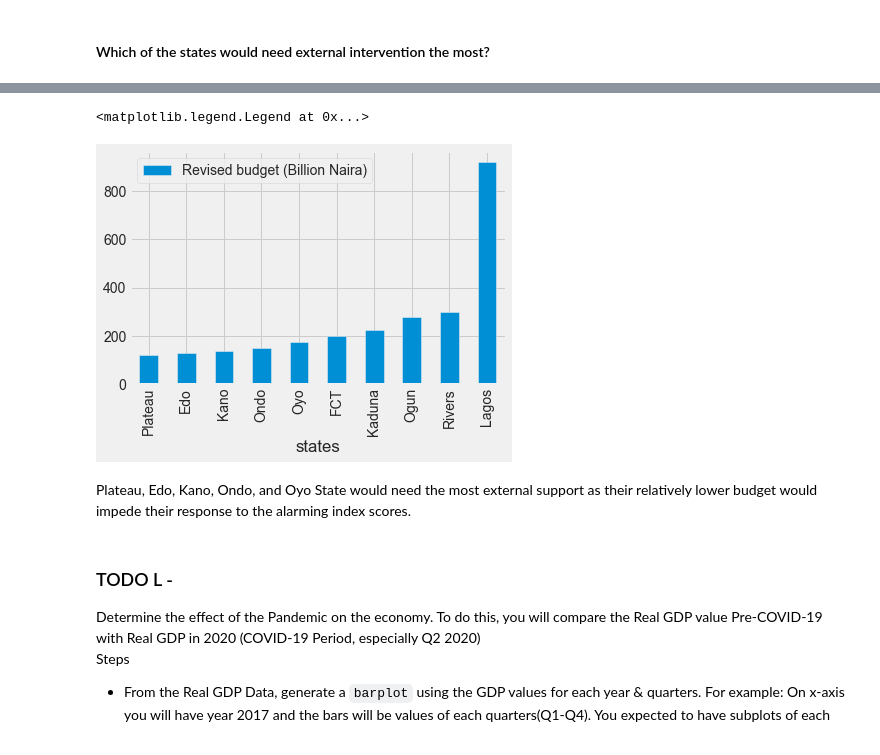
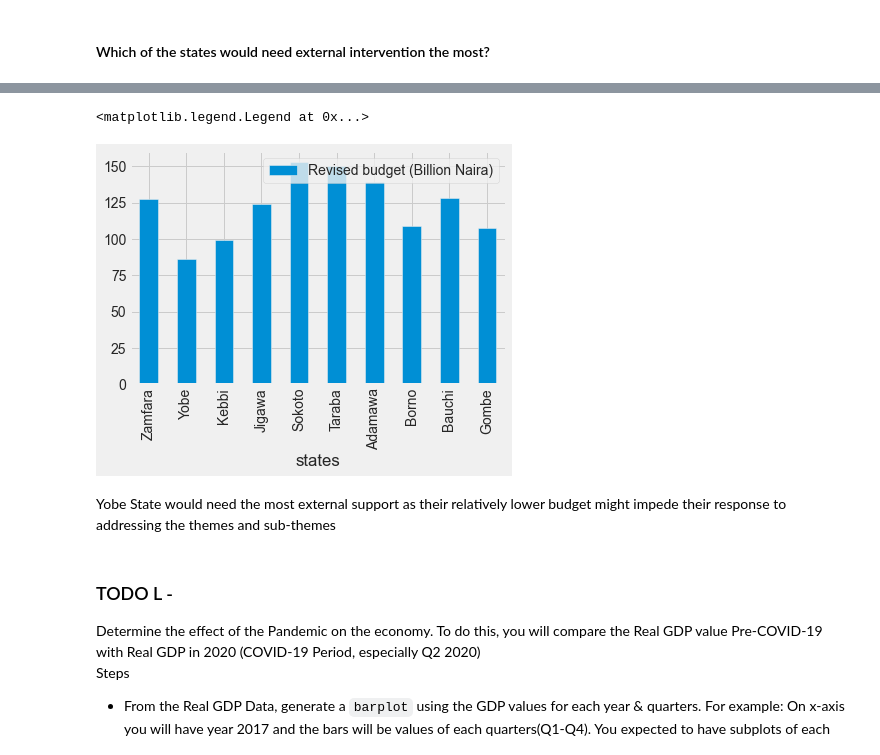
Before and after one commit to vaipn/Nigeria-COVID-19-Data-Analysis-Using-Python, a Jupyter notebook: covidproject.ipynb, the cells around one changed output, grey strips where cells are left out. Saved outputs shown, nothing was run; the diff lists cells and outputs as text; code cells hidden in the pictures.

```diff
--- a/covidproject.ipynb
+++ b/covidproject.ipynb
@@ -550,0 +528,3 @@ Kaduna and Kano State, Though they haven't recorded relatively high number of ca
+# %%
+ten_vuln=ncdc_external.nlargest(10,'Overall CCVI Index')
+ten_vuln
@@ -616,0 +663,4 @@ The maximum daily recover rate was first recorded on the 4th of August, 2020.
+# %%
+ten_vuln=ten_vuln.sort_values(by='No. of Cases (Lab Confirmed)')
+ten_vuln.reset_index(inplace=True)
+ten_vuln.drop(columns='index')
@@ -715,4 +794,4 @@ ax[7,1].legend(['Acute IHR Index Score'])
 #### Which of the states would need external intervention the most?
 # %%
 # Matching the budget of the states with the states
-ten_ncdc_external=ten_ncdc_external.merge(budget_data,on='states')
+ten_vuln=ten_vuln.merge(budget_data,on='states')
@@ -719,12 +812,12 @@ ten_ncdc_external=ten_ncdc_external.merge(budget_data,on='states')
 # %%
 # Generating a plot for the states budget
-ten_ncdc_external.sort_values(by='Revised_budget (Bn)').plot.bar(x='states',y='Revised_budget (Bn)')
+ten_vuln.plot.bar(x='states',y='Revised_budget (Bn)')
 plt.legend(['Revised budget (Billion Naira)'])
 # %% [output]
 <matplotlib.legend.Legend at 0x...>
-[figure, old version]
+[figure, new version]
 # %% [markdown]
-Plateau, Edo, Kano, Ondo, and Oyo State would need the most external support as their relatively lower budget would impede their response to the alarming index scores.
+Yobe State would need the most external support as their relatively lower budget might impede their response to addressing the themes and sub-themes
 # %% [markdown]
 ### TODO L -
 Determine the effect of the Pandemic on the economy. To do this, you will compare the Real GDP value Pre-COVID-19 with Real GDP in 2020 (COVID-19 Period, especially Q2 2020)
```
Also changed, not shown: parts of 55 cells of this notebook.
